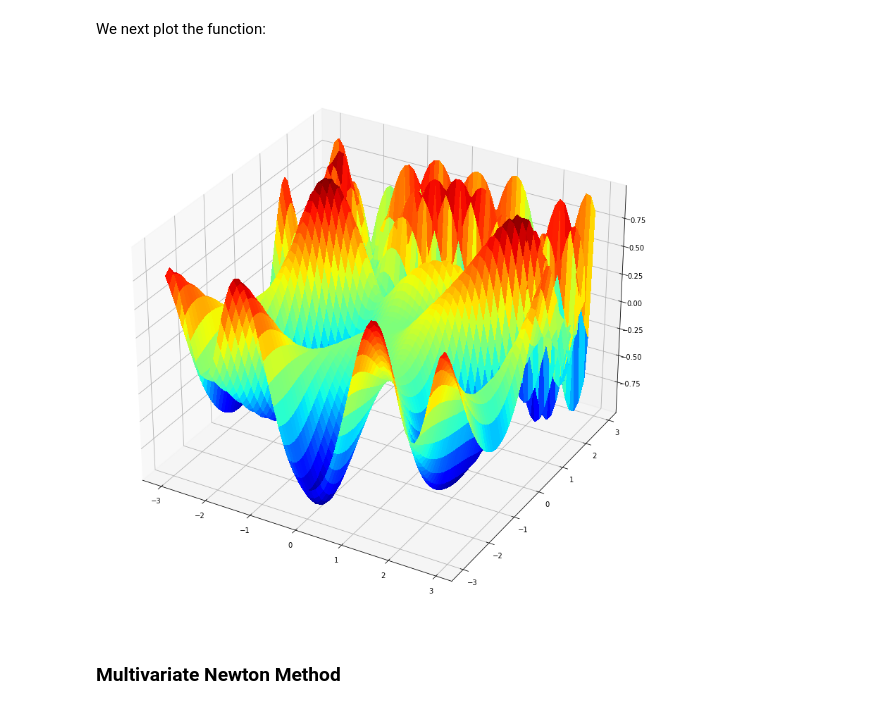
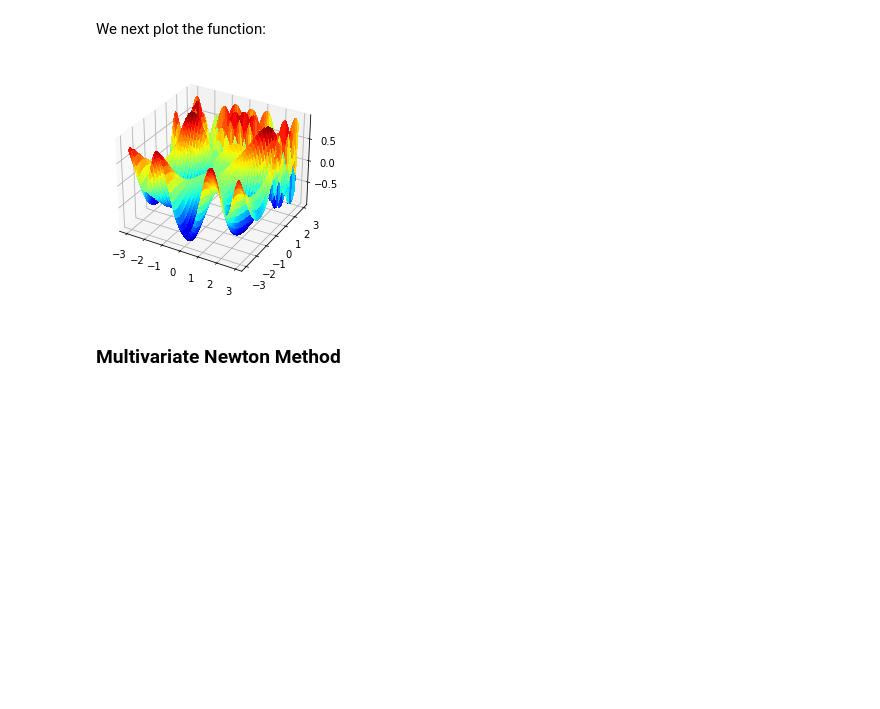
Before and after one commit to OleBo/MathSo, a Jupyter notebook: notebooks/Optimisation.ipynb, the cells around one changed output. Saved outputs shown, nothing was run; the diff lists cells and outputs as text; code cells hidden in the pictures; blank space fills up the shorter version.

```diff
--- a/notebooks/Optimisation.ipynb
+++ b/notebooks/Optimisation.ipynb
@@ -330,23 +332,23 @@ def f3(x):
 # %% [markdown]
 We next plot the function:
 # %%
-fig = plt.figure(figsize=(14, 16))
-ax = plt.gca(projection='3d')
+fig = plt.figure()
+ax = fig.add_subplot(111, projection='3d')
 
 X = np.arange(-3, 3, .1)
 Y = np.arange(-3, 3, .1)
 X, Y = np.meshgrid(X, Y)
 
 Z = np.zeros((len(X),len(Y)),float)
 for i in range(len(X)):
     for j in range(len(Y)):
         Z[i][j] = f3simple([X[i][j],Y[i][j]])
 
 surf = ax.plot_surface(X, Y, Z, rstride=1, cstride=1, \
     cmap=plt.cm.jet, linewidth=0, antialiased=False)
 plt.show()
 # %% [output]
-[figure, old version]
+[figure, new version]
 # %% [markdown]
 ### Multivariate Newton Method
 # %%
```
Also changed, not shown: parts of 7 cells of this notebook.
